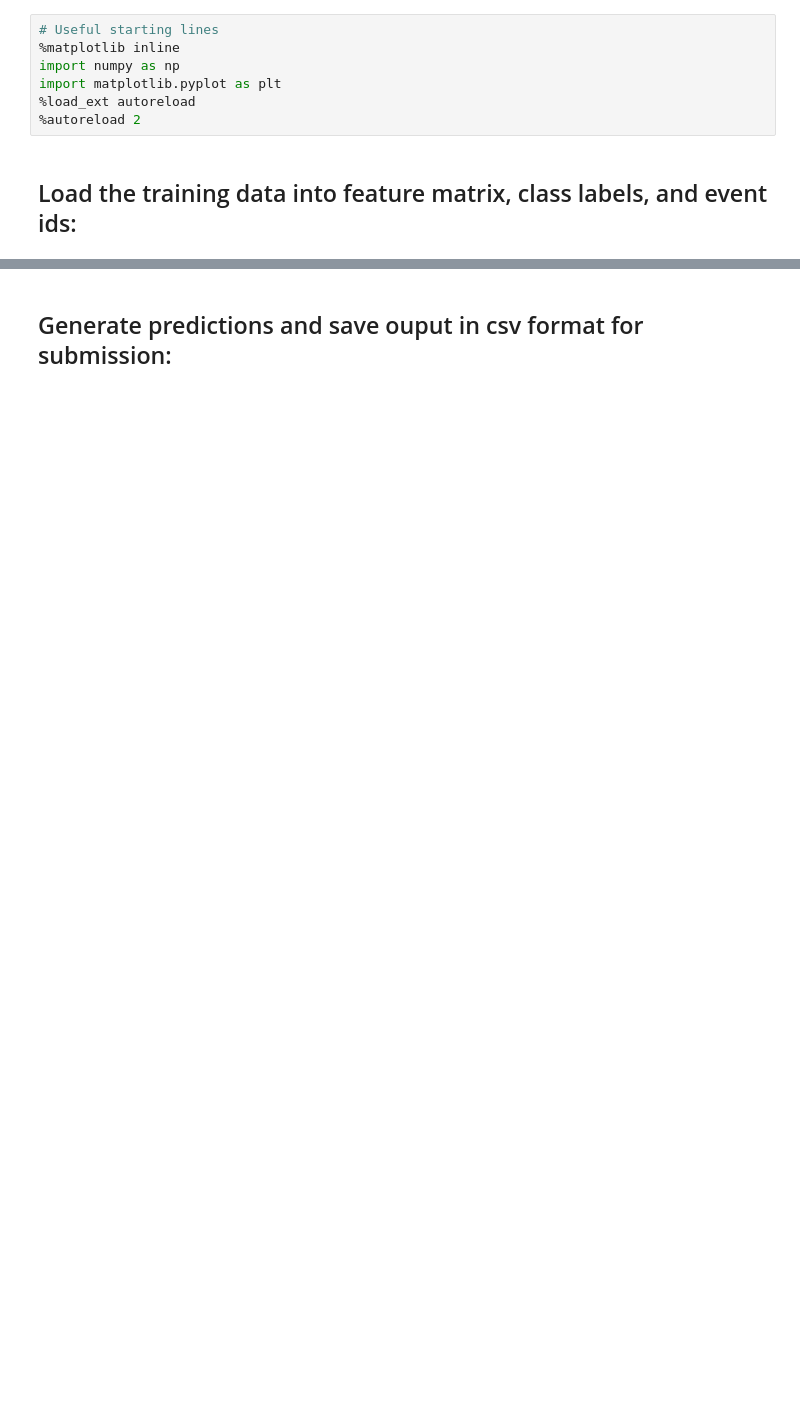
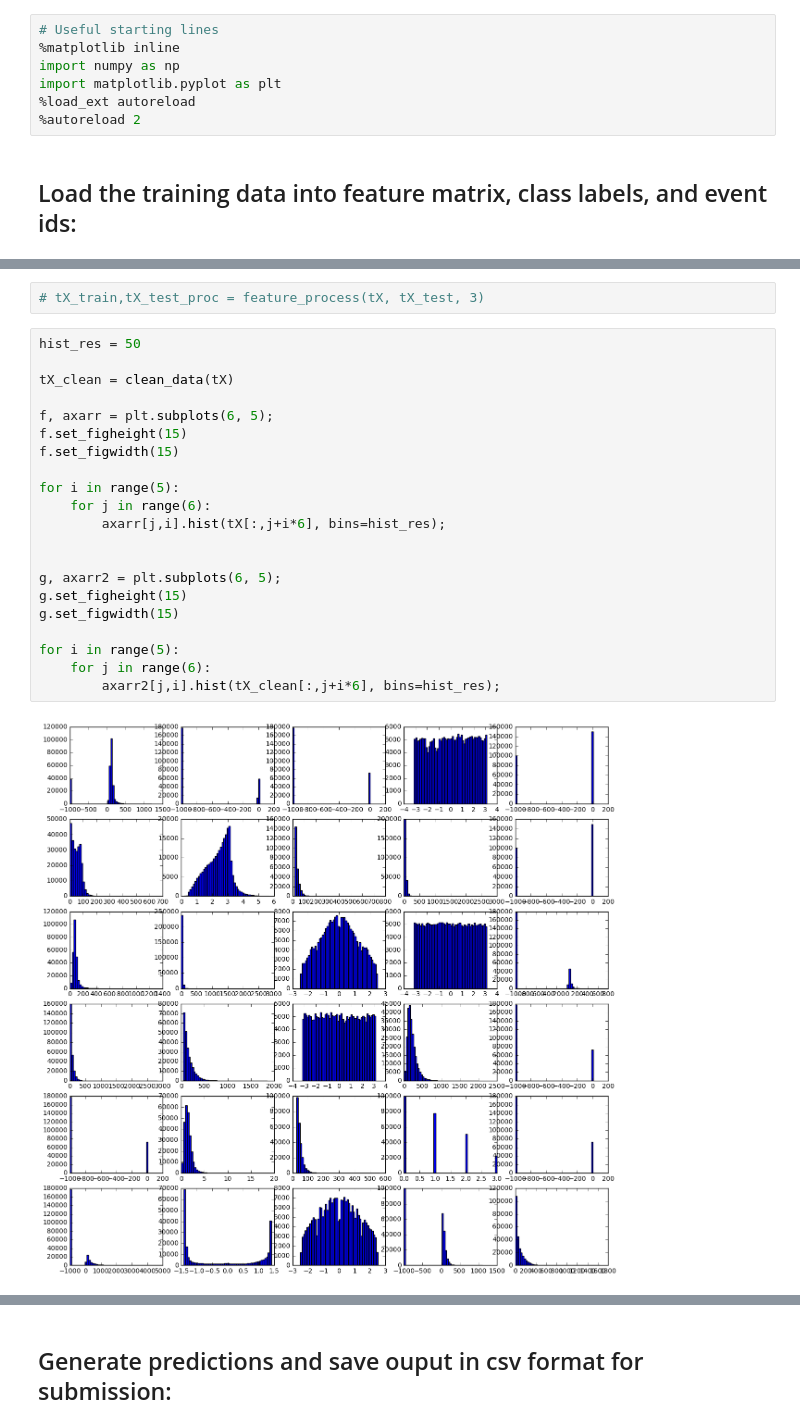
Before and after one commit to BrandonLS/PCML_project1, a Jupyter notebook: project1.ipynb, the cells around one changed output, grey strips where cells are left out. Saved outputs shown, nothing was run; the diff lists cells and outputs as text; blank space fills up the shorter version.

```diff
--- a/project1.ipynb
+++ b/project1.ipynb
@@ -23,0 +72,25 @@ plt.hist(tX[:,0], bins=hist_res);
+# %%
+# tX_train,tX_test_proc = feature_process(tX, tX_test, 3)
+# %%
+hist_res = 50
+
+tX_clean = clean_data(tX)
+
+f, axarr = plt.subplots(6, 5);
+f.set_figheight(15)
+f.set_figwidth(15)
+
+for i in range(5):
+    for j in range(6):
+        axarr[j,i].hist(tX[:,j+i*6], bins=hist_res);
+
+
+g, axarr2 = plt.subplots(6, 5);
+g.set_figheight(15)
+g.set_figwidth(15)
+
+for i in range(5):
+    for j in range(6):
+        axarr2[j,i].hist(tX_clean[:,j+i*6], bins=hist_res);
+# %% [output]
+[figure, added]
```
Also changed, not shown: parts of 10 cells of this notebook.
